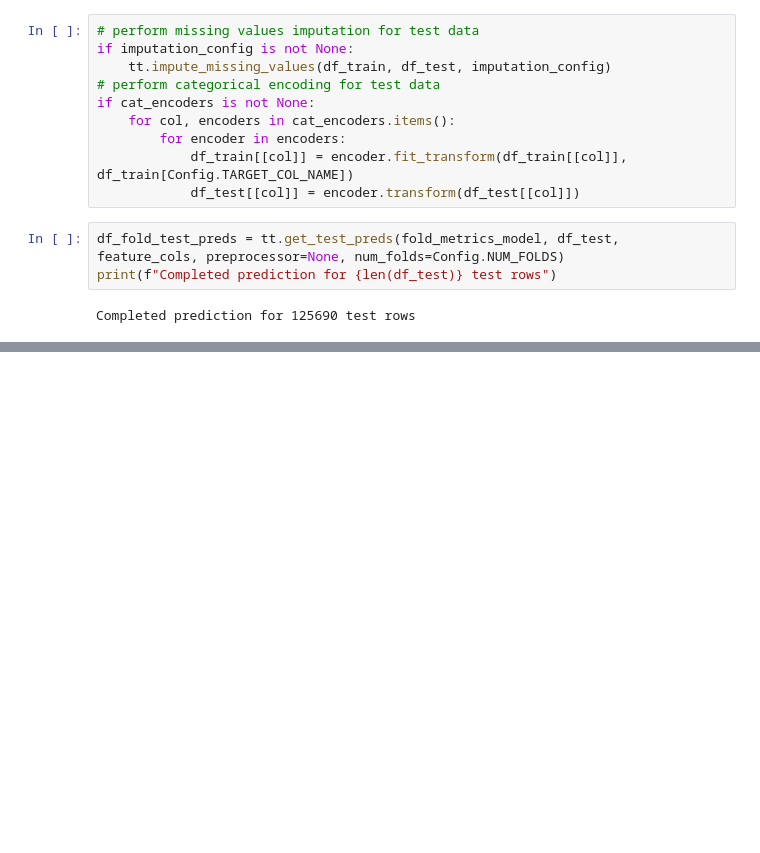
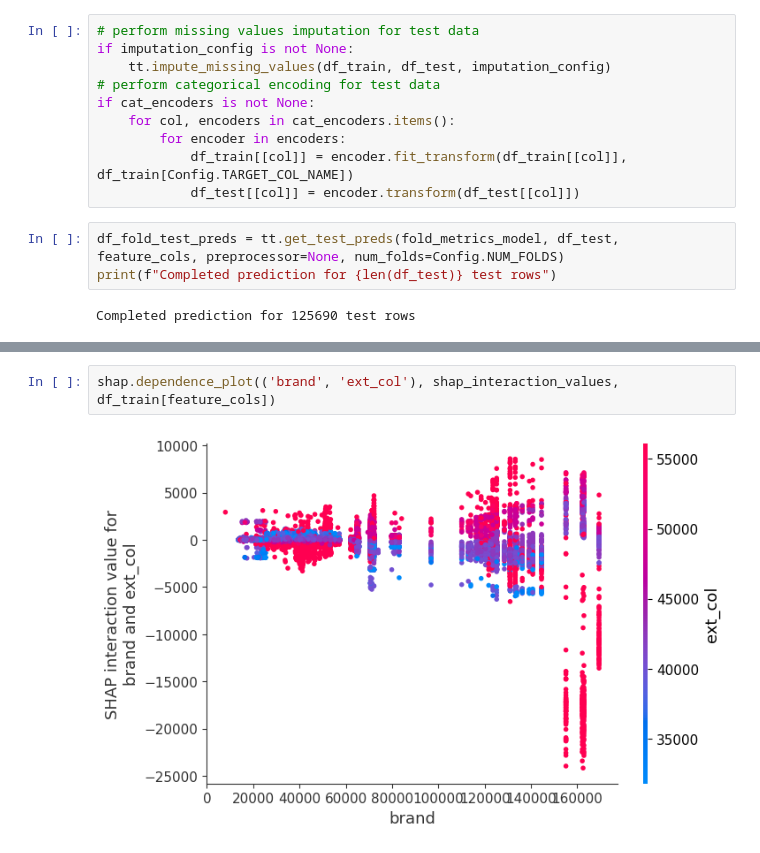
Before and after one commit to bk-anupam/KaggleChallenges, a Jupyter notebook: TABULAR/PS4E9/ps4e9_modeling.ipynb, the cells around one changed output, grey strips where cells are left out. Cells and saved outputs as stored; diff of their text form; blank space fills up the shorter version.

```diff
--- a/TABULAR/PS4E9/ps4e9_modeling.ipynb
+++ b/TABULAR/PS4E9/ps4e9_modeling.ipynb
@@ -359,0 +422,4 @@ plt.show()
+# %%
+shap.dependence_plot(('brand', 'ext_col'), shap_interaction_values, df_train[feature_cols])
+# %% [output]
+[figure, added]
```
Also changed, not shown: parts of 26 cells of this notebook, 4 other files.
